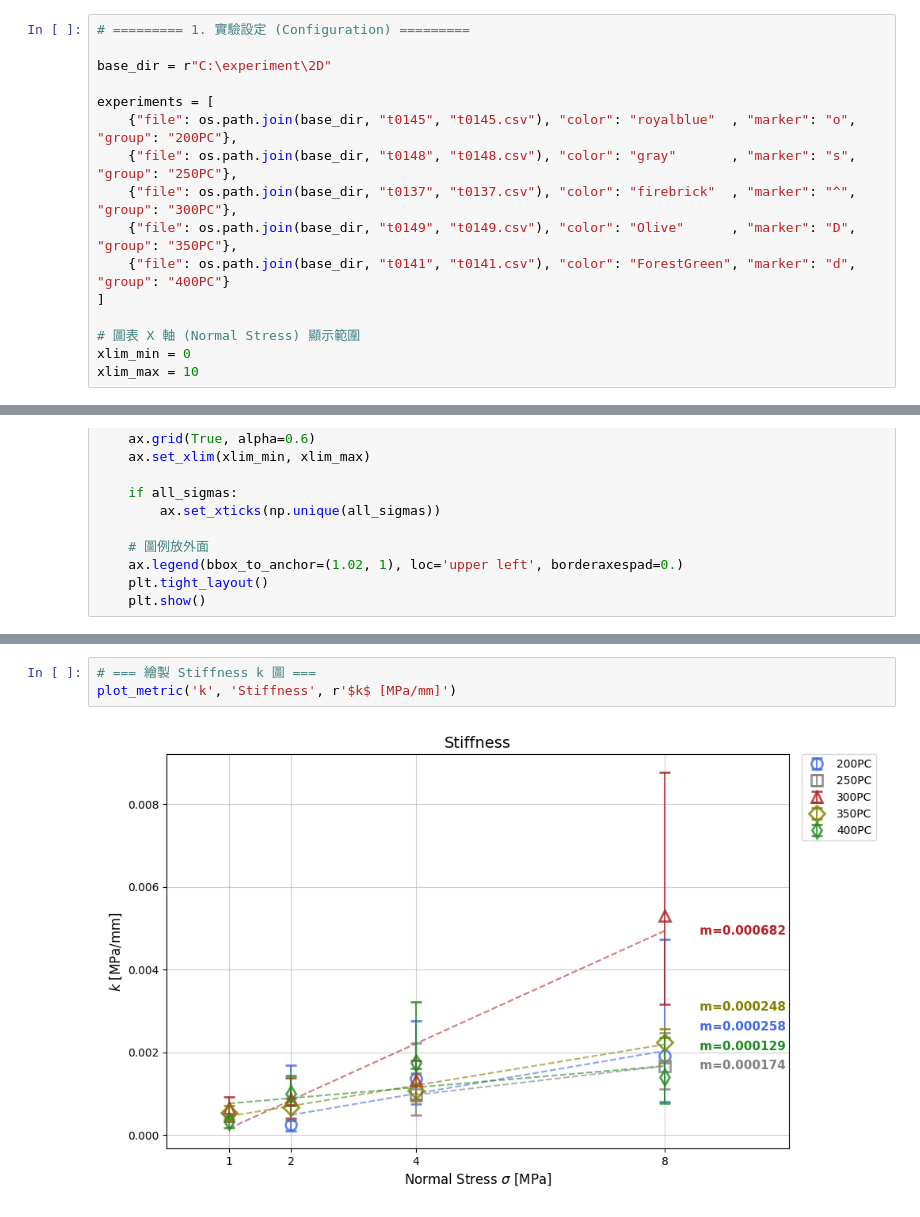
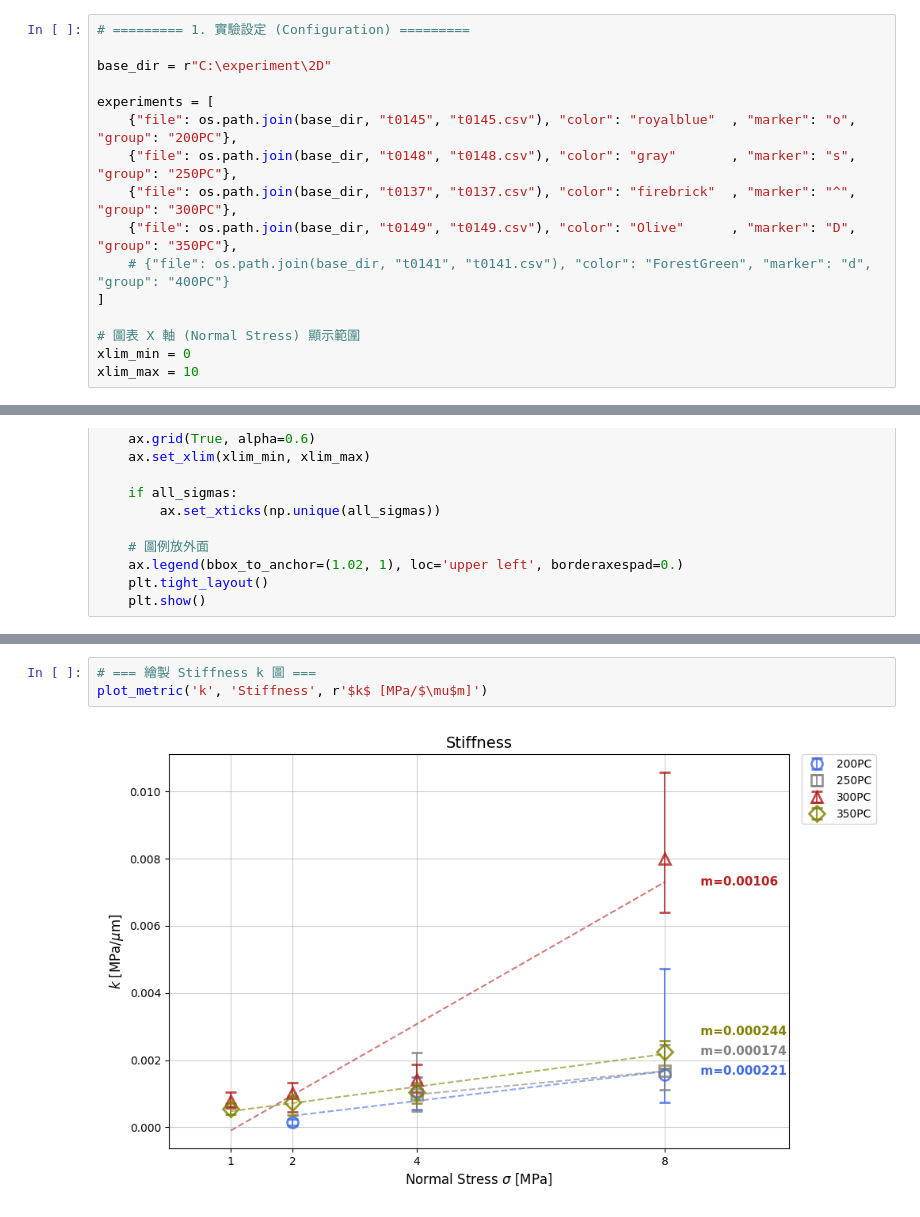
Before and after one commit to Potter0427/labquake_explorer_re, a Jupyter notebook: export h5/Summary_Plots.ipynb, the cells around one changed output, grey strips where cells are left out. Cells and saved outputs as stored; diff of their text form.

```diff
--- a/export h5/Summary_Plots.ipynb
+++ b/export h5/Summary_Plots.ipynb
@@ -15,7 +15,7 @@ experiments = [
     {"file": os.path.join(base_dir, "t0148", "t0148.csv"), "color": "gray"       , "marker": "s", "group": "250PC"},
     {"file": os.path.join(base_dir, "t0137", "t0137.csv"), "color": "firebrick"  , "marker": "^", "group": "300PC"},
     {"file": os.path.join(base_dir, "t0149", "t0149.csv"), "color": "Olive"      , "marker": "D", "group": "350PC"},
-    {"file": os.path.join(base_dir, "t0141", "t0141.csv"), "color": "ForestGreen", "marker": "d", "group": "400PC"}
+    # {"file": os.path.join(base_dir, "t0141", "t0141.csv"), "color": "ForestGreen", "marker": "d", "group": "400PC"}
 ]
 
 # 圖表 X 軸 (Normal Stress) 顯示範圍
@@ -160,5 +263,5 @@ plot_metric('delta_tau', 'Stress Drop Comparison', r'$\Delta\tau$ [MPa]')
 # %%
 # === 繪製 Stiffness k 圖 ===
-plot_metric('k', 'Stiffness', r'$k$ [MPa/mm]')
+plot_metric('k', 'Stiffness', r'$k$ [MPa/$\mu$m]')
 # %% [output]
-[figure, old version]
+[figure, new version]
```
Also changed, not shown: parts of 8 cells of this notebook.
